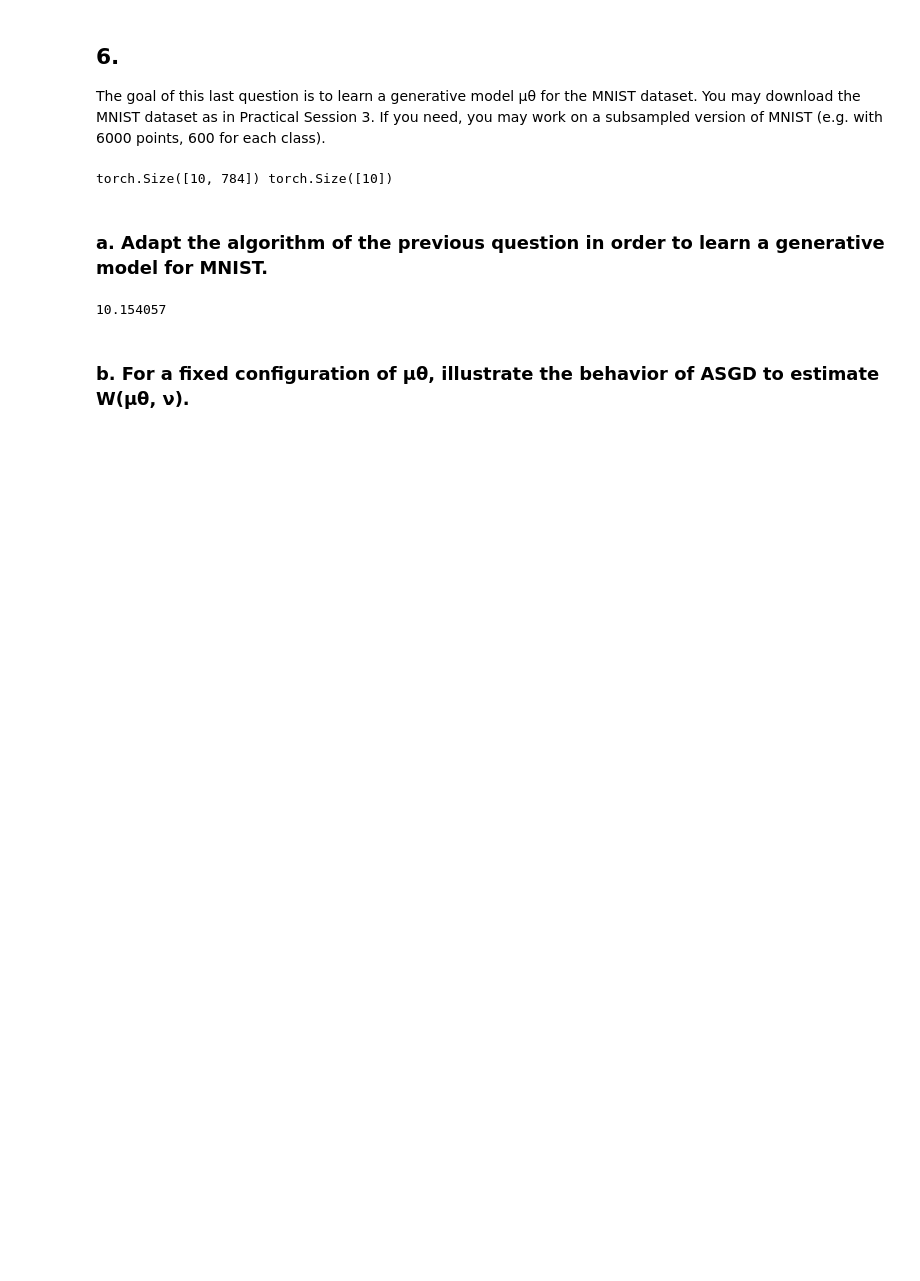
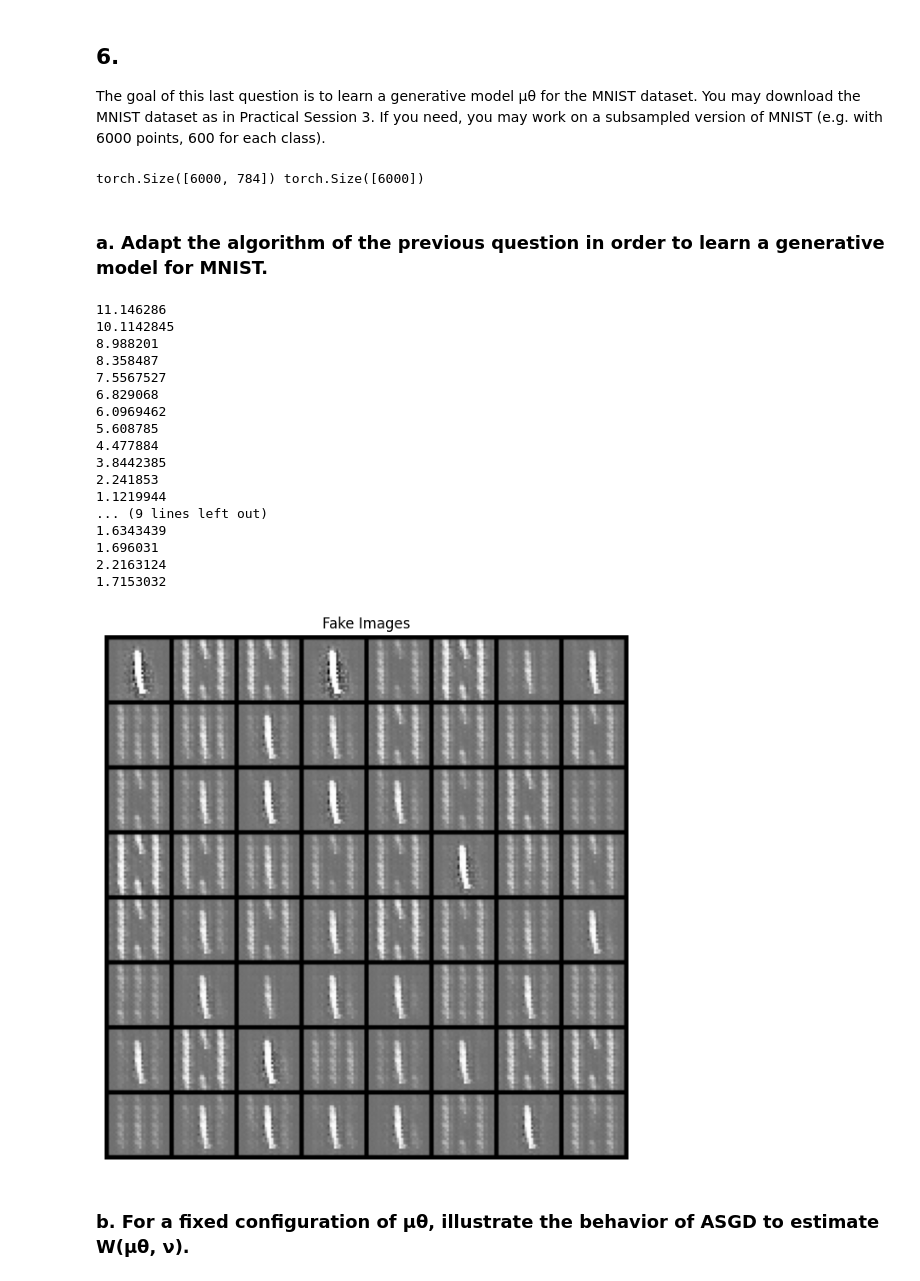
Before and after one commit to MariusAlonso/MVA-MGI, a Jupyter notebook: assignment_q5q6.ipynb, the cells around one changed output. Saved outputs shown, nothing was run; the diff lists cells and outputs as text; code cells hidden in the pictures; blank space fills up the shorter version.

Commit message:
Question 6 : Use generator of TP3

```diff
--- a/assignment_q5q6.ipynb
+++ b/assignment_q5q6.ipynb
@@ -285,9 +285,12 @@ import torchvision.datasets as datasets
 import torchvision.transforms as transforms
 mnist_trainset = datasets.MNIST(root='./data', train=True, download=True, transform=transforms.ToTensor())
 
+mnist_trainset.data = mnist_trainset.data[:6000]
+mnist_trainset.targets = mnist_trainset.targets[:6000]
+
 y = mnist_trainset.data.view(-1, 28*28).float() / 255
 q = torch.ones(len(y)) / len(y)
 
 print(y.shape, q.shape)
 # %% [output]
-torch.Size([10, 784]) torch.Size([10])
+torch.Size([6000, 784]) torch.Size([6000])
@@ -294,14 +369,47 @@ torch.Size([10, 784]) torch.Size([10])
 # %% [markdown]
 ### a. Adapt the algorithm of the previous question in order to learn a generative model for MNIST.
-# %%
-# test minimize_OT
-alpha = 0.01
-gamma = 0.1
-
-batch_size = 8
-max_iter = 10000
-theta, v = minimize_OT(alpha, gamma, batch_size, max_iter, display_ot=False)
-# %% [output]
-10.154057
+# %%
+# test minimize_OT
+alpha = 0.001
+gamma = 0.1
+
+batch_size = 16
+max_iter = 250
+generator, v = minimize_OT_MNIST(alpha, gamma, batch_size, max_iter)
+
+# Print examples of generated images
+import matplotlib.pyplot as plt
+import torchvision.utils as vutils
+
+# Generate batch of latent vectors
+batch_size = 64
+fixed_noise = torch.randn(batch_size, nz, 1, 1)
+
+# Generate fake image batch with G
+fake = generator(fixed_noise).view(-1, 1, 28, 28)
+plt.figure(figsize=(8,8))
+plt.axis("off")
+plt.title("Fake Images")
+plt.imshow(np.transpose(vutils.make_grid(fake, padding=2, normalize=True).detach().numpy(), (1,2,0)))
+plt.show()
+# %% [output]
+11.146286
+10.1142845
+8.988201
+8.358487
+7.5567527
+6.829068
+6.0969462
+5.608785
+4.477884
+3.8442385
+2.241853
+1.1219944
+... (9 lines left out)
+1.6343439
+1.696031
+2.2163124
+1.7153032
+[figure, added]
 # %% [markdown]
 ### b. For a fixed configuration of µθ, illustrate the behavior of ASGD to estimate W(µθ, ν).
```
Also changed, not shown: parts of 11 cells of this notebook.
